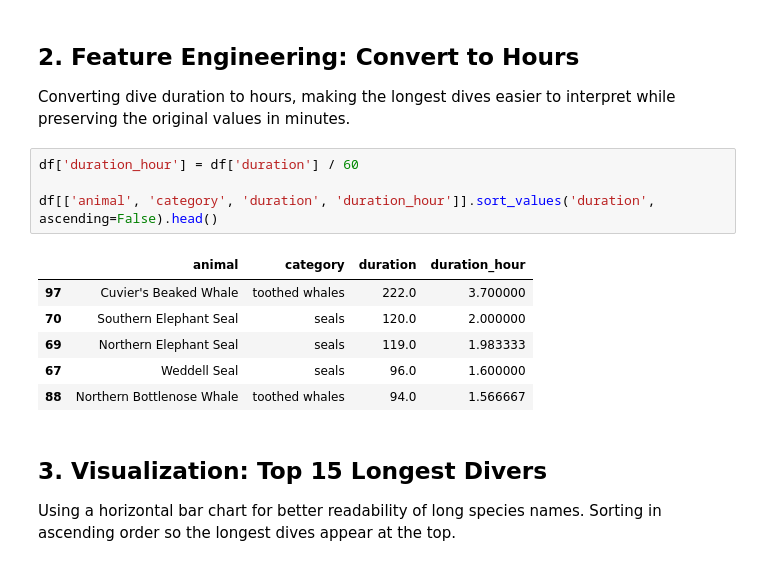
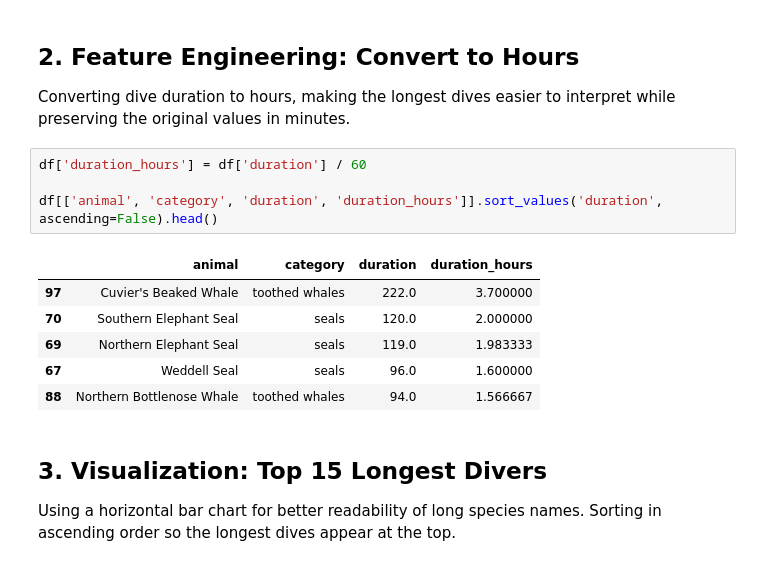
Before and after one commit to dakshita01/data-science-portfolio, a Jupyter notebook: 06-longest-divers/notebook/longest_divers.ipynb, the cells around one changed output. Saved outputs shown, nothing was run; the diff lists cells and outputs as text.

```diff
--- a/06-longest-divers/notebook/longest_divers.ipynb
+++ b/06-longest-divers/notebook/longest_divers.ipynb
@@ -55,11 +55,11 @@ dtype: int64
 Converting dive duration to hours, making the longest dives easier to
 interpret while preserving the original values in minutes.
 # %%
-df['duration_hour'] = df['duration'] / 60
+df['duration_hours'] = df['duration'] / 60
 
-df[['animal', 'category', 'duration', 'duration_hour']].sort_values('duration', ascending=False).head()
+df[['animal', 'category', 'duration', 'duration_hours']].sort_values('duration', ascending=False).head()
 # %% [output]
-|  | animal | category | duration | duration_hour |
+|  | animal | category | duration | duration_hours |
 | 97 | Cuvier's Beaked Whale | toothed whales | 222.0 | 3.700000 |
 | 70 | Southern Elephant Seal | seals | 120.0 | 2.000000 |
 | 69 | Northern Elephant Seal | seals | 119.0 | 1.983333 |
```
Also changed, not shown: parts of 3 cells of this notebook.
